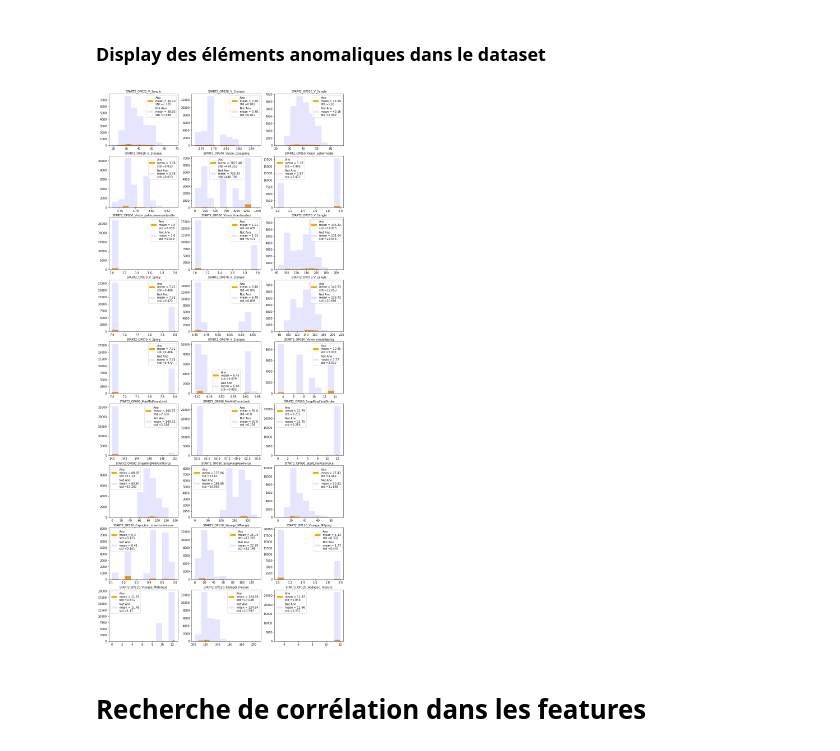
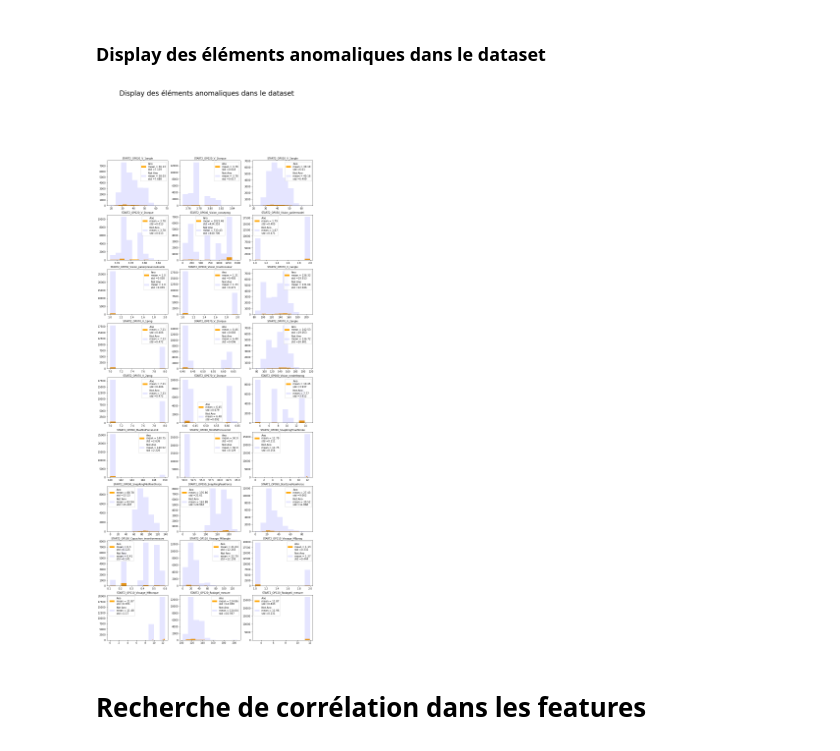
Before and after one commit to JujuMak/Resume_CV, a Jupyter notebook: 05_DataChallenge_ImbalancedClassification/Final.ipynb, the cells around one changed output. Drawn from its saved outputs; the diff is of its cells as text; code cells hidden in the pictures.

```diff
--- a/05_DataChallenge_ImbalancedClassification/Final.ipynb
+++ b/05_DataChallenge_ImbalancedClassification/Final.ipynb
@@ -220,23 +218,27 @@ xtest = pd.read_csv("valeo_xtest.csv")
 # %%
 index_ano = xtrain[ytrain['Anomaly']==1].index
 xtrain_ano = xtrain[xtrain.index.isin(index_ano)]
 
 
 index_not_ano = xtrain[ytrain['Anomaly']==0].index
 xtrain_not_ano = xtrain[xtrain.index.isin(index_not_ano)]
 
 
+
 fig = plt.figure(figsize=(15,40))
+plt.suptitle("Display des éléments anomaliques dans le dataset",size=28)
+
+
 for i in range(len(xtrain_ano.columns)):
     fig.add_subplot(len(xtrain_ano.columns)//3+1, 3 , i+1)
     plt.hist(xtrain_ano.iloc[:,i],color='orange',alpha=1,label=f"Ano\nmean = {round(xtrain_ano.iloc[:,i].mean(),2)}\nstd ={round(xtrain_ano.iloc[:,i].std(),3)}")
     plt.hist(xtrain_not_ano.iloc[:,i],color='blue',alpha=0.1,label=f"Not Ano\nmean = {round(xtrain_not_ano.iloc[:,i].mean(),2)}\nstd ={round(xtrain_not_ano.iloc[:,i].std(),3)}")
     plt.title(f"{xtrain.columns[i]}",size=10)
     plt.legend()
 
 plt.show()
 # %% [output]
-[figure, old version]
+[figure, new version]
 # %% [markdown]
 # Recherche de corrélation dans les features
 # %%
```
Also changed, not shown: parts of 26 cells of this notebook.
